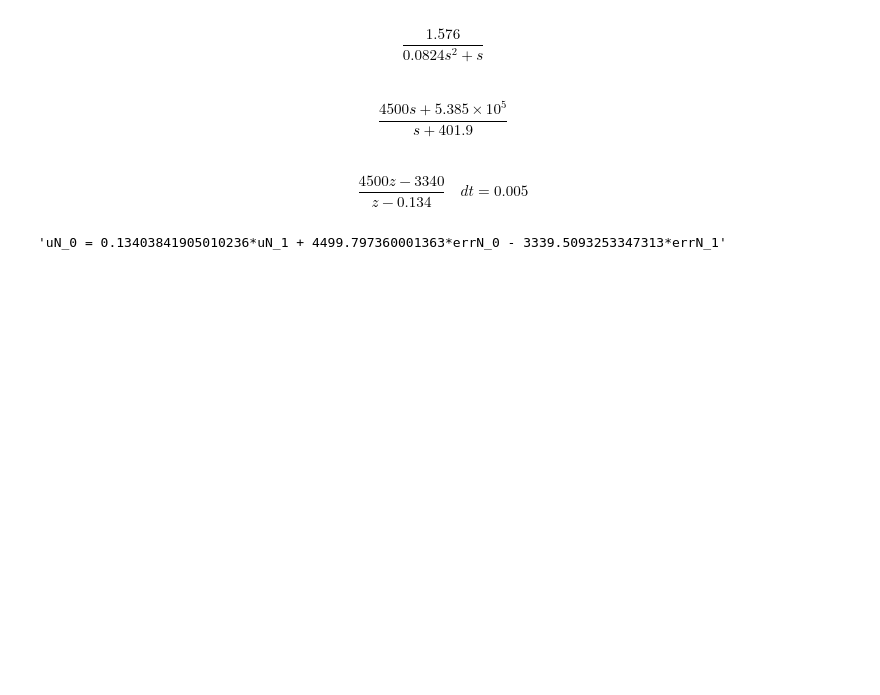
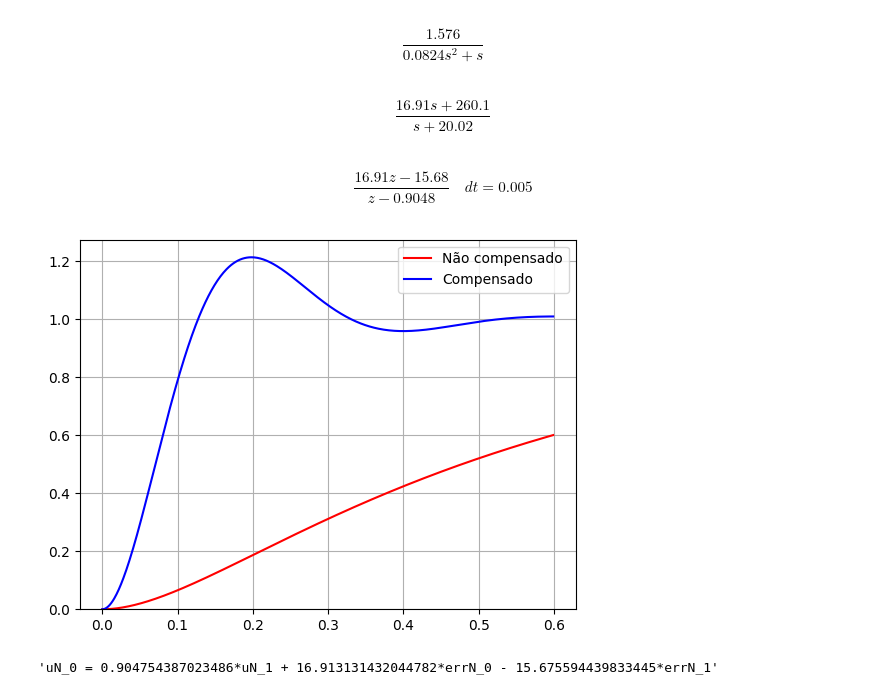
Before and after one commit to Telepresence-UFABC/Controller, a Jupyter notebook: design/design_controller.ipynb, the cells around one changed output. Drawn from its saved outputs; the diff is of its cells as text; code cells hidden in the pictures; blank space fills up the shorter version.

Commit message:
change settling time

```diff
--- a/design/design_controller.ipynb
+++ b/design/design_controller.ipynb
@@ -251,16 +251,20 @@ motor
 # %% [output]
 $$\frac{1.576}{0.0824 s^2 + s}$$
 # %%
-_, gc = design_lead_bissect(sys=motor, overshoot=0.2, ts = 0.04)
+_, gc = design_lead_bissect(sys=motor, overshoot=0.2, ts = 0.5)
 gc
 # %% [output]
-$$\frac{4500 s + 5.385 \times 10^{5}}{s + 401.9}$$
+$$\frac{16.91 s + 260.1}{s + 20.02}$$
 # %%
 gz = ct.c2d(gc, 5e-3)
 gz
 # %% [output]
-$$\frac{4500 z - 3340}{z - 0.134}\quad dt = 0.005$$
+$$\frac{16.91 z - 15.68}{z - 0.9048}\quad dt = 0.005$$
+# %%
+compare_step(motor, gc*motor, time, y_min=y_min)
+# %% [output]
+[figure, added]
 # %%
 z2t(gz)
 # %% [output]
-'uN_0 = 0.13403841905010236*uN_1 + 4499.797360001363*errN_0 - 3339.5093253347313*errN_1'
+'uN_0 = 0.904754387023486*uN_1 + 16.913131432044782*errN_0 - 15.675594439833445*errN_1'
```
